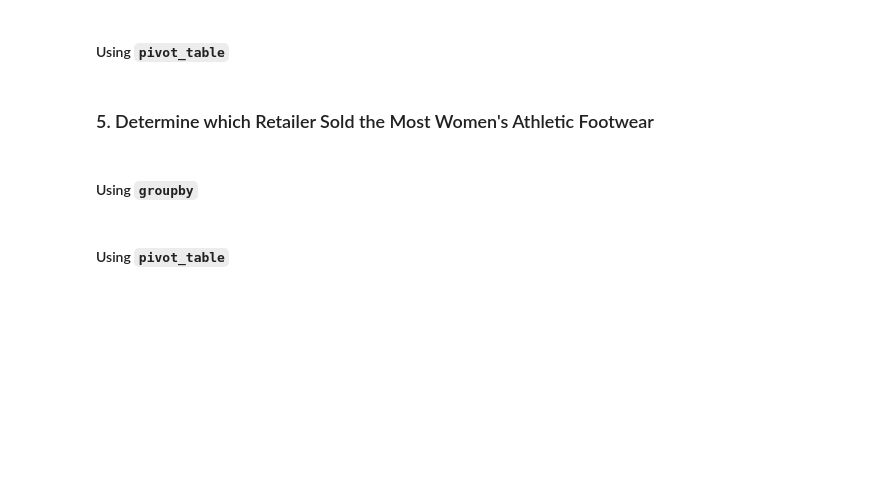
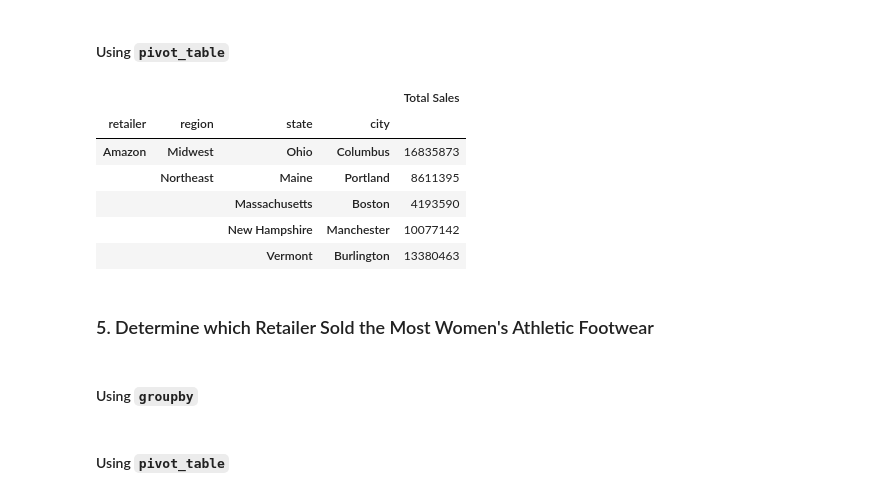
Before and after one commit to tawlee/athletic_sales_analysis, a Jupyter notebook: athletic_sales_analysis_starter_code.ipynb, the cells around one changed output. Drawn from its saved outputs; the diff is of its cells as text; code cells hidden in the pictures; blank space fills up the shorter version.

```diff
--- a/athletic_sales_analysis_starter_code.ipynb
+++ b/athletic_sales_analysis_starter_code.ipynb
@@ -206,12 +255,25 @@ print(total_products_sold.head(5))
 #### Using `pivot_table`
 # %%
 # Show the total sales for the products sold for each retailer, region, state, and city.
-
+# Used coding from in-class exercise from chapter 5 as reference.
+total_retailer = pd.pivot_table(combined_df,
+                                index = ['retailer' , 'region' , 'state' , 'city'] ,
+                                values = 'total_sales' ,
+                                aggfunc = 'sum')
 
 # Optional: Rename the "total_sales" column to "Total Sales"
-
+total_retailer = total_retailer.rename(columns={"total_sales" : "Total Sales"})
 
 # Show the top 5 results.
+total_retailer.head(5)
+# %% [output]
+|  |  |  |  | Total Sales |
+| retailer | region | state | city |  |
+| Amazon | Midwest | Ohio | Columbus | 16835873 |
+|  | Northeast | Maine | Portland | 8611395 |
+|  |  | Massachusetts | Boston | 4193590 |
+|  |  | New Hampshire | Manchester | 10077142 |
+|  |  | Vermont | Burlington | 13380463 |
 # %% [markdown]
 ### 5. Determine which Retailer Sold the Most Women's Athletic Footwear
 # %%
```
Also changed, not shown: parts of 7 cells of this notebook.
